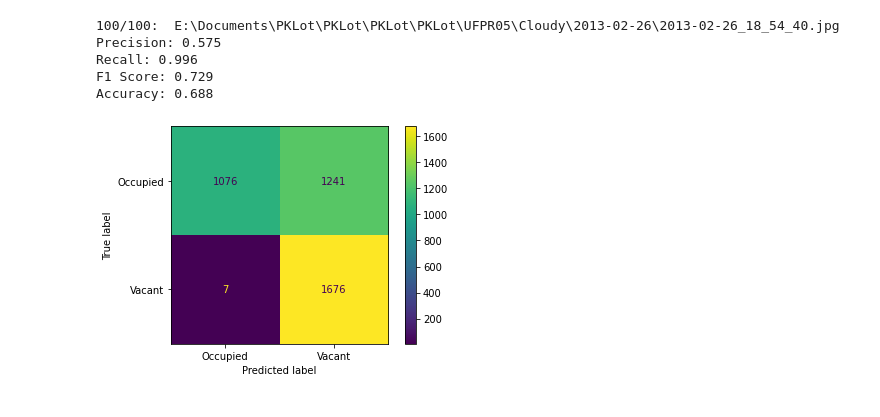
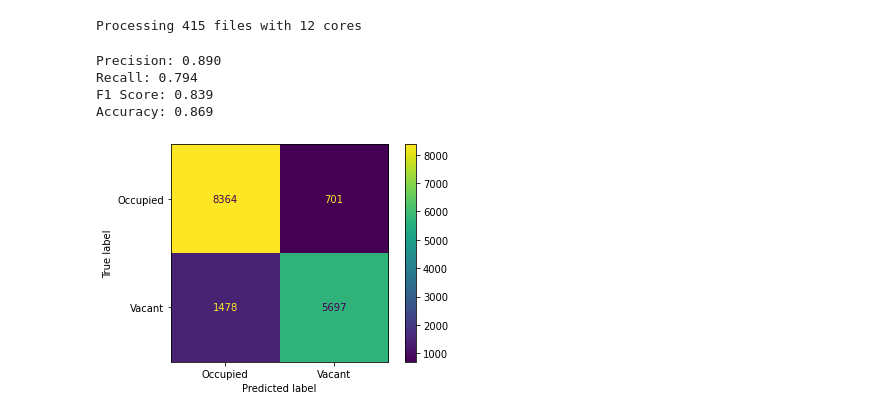
Before and after one commit to VisionPark/VisionParkDetect, a Jupyter notebook: detectorParams.ipynb, the cells around one changed output. Saved outputs shown, nothing was run; the diff lists cells and outputs as text; code cells hidden in the pictures.

```diff
--- a/detectorParams.ipynb
+++ b/detectorParams.ipynb
@@ -437,11 +96,0 @@ KeyboardInterrupt:
-# %%
-from ipynb.fs.full.ParkingSpaceDetector import *
-import random
-import glob
-
-path = 'E:\\Documents\\PKLot\\PKLot\\PKLot\\PKLot\\UFPR05'
-files = glob.glob(path+ '/**/*.jpg', recursive=True)            # Get all images in path
-selected_files = random.choices(files, k=int(len(files)/20))    # Select n random images from dataset
-
-detect_batch(selected_files, showImshow=False)
-# BW area open
@@ -567,9 +97,11 @@ Accuracy: 0.867
-# %%
-detect_batch(selected_files, params, k=0.35, showImshow=False, setup=False)
-# %% [output]
-100/100:  E:\Documents\PKLot\PKLot\PKLot\PKLot\UFPR05\Cloudy\2013-02-26\2013-02-26_18_54_40.jpg
-Precision: 0.575
-Recall: 0.996
-F1 Score: 0.729
-Accuracy: 0.688
-[figure, removed]
+# %%
+params = DetectionParams((5,5), 0, cv.ADAPTIVE_THRESH_GAUSSIAN_C, 33, 9, 3, 305) # UPR05
+confusion_matrix, real, predicted = process_batch(selected_files, params, 0.22)
+show_confusion_matrix(confusion_matrix, real, predicted)
+# %% [output]
+Processing 415 files with 12 cores
+Precision: 0.890
+Recall: 0.794
+F1 Score: 0.839
+Accuracy: 0.869
+[figure, added]
```
Also changed, not shown: parts of 26 cells of this notebook, 3 other files.
